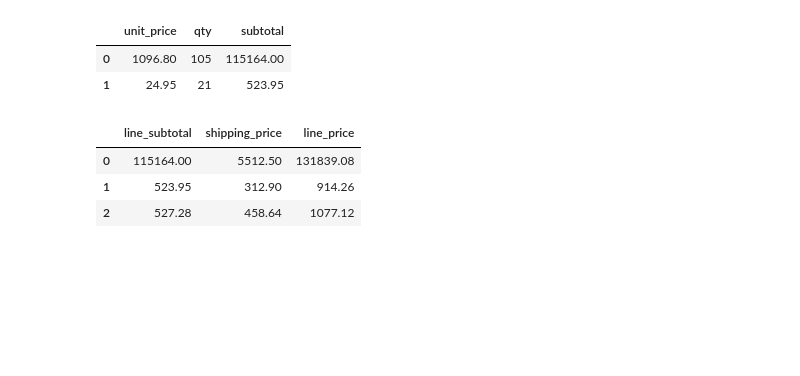
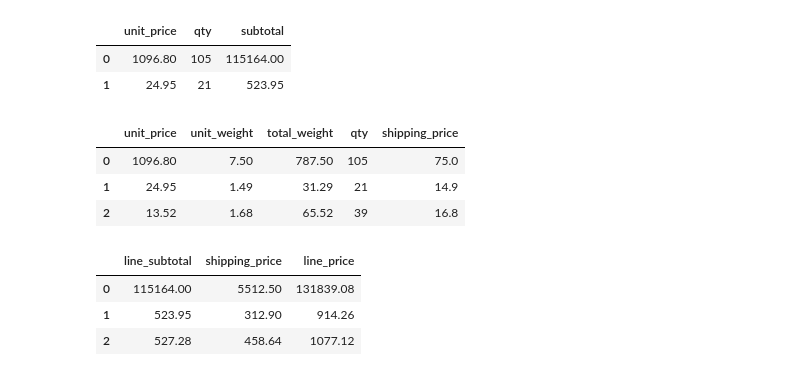
Before and after one commit to skiluvia/pandas-challenge-1, a Jupyter notebook: module_4_challenge.ipynb, the cells around one changed output. Cells and saved outputs as stored; diff of their text form; code cells hidden in the pictures; blank space fills up the shorter version.

```diff
--- a/module_4_challenge.ipynb
+++ b/module_4_challenge.ipynb
@@ -157,29 +157,29 @@ unit_price_qty_subtotal_df.head(2)
 # %%
 # Create a column for shipping price.
 # Assume a shipping price of $7 per pound
 # for orders over 50 pounds and $10 per
 # pound for items 50 pounds or under.
 
 def calc_shipping_price(weight):
     if weight > 50:
         return (weight * 7)
     else:
         return (weight * 10)
 
 # copy the dataframe to a new dataframe
 df_copy = df.copy()
 
 # calculate the shipping price for each row and add to a new column
 df_copy['shipping_price'] = df['unit_weight'].apply(calc_shipping_price)
-df_copy
 
-def calc_total_weight(x):
-    return x['unit_weight'] * x['qty']
-
-# df_copy[['total_weight']] = df_copy.apply(calc_total_weight,x=1)
-
-#df_copy
-# df_copy[['unit_price','unit_weight','qty','shipping_price']].head(3)
+# calculate the total weight for each row and add to a new column
+df_copy['total_weight'] = df['unit_weight'] * df_copy['qty']
+df_copy[['unit_price','unit_weight','total_weight','qty','shipping_price']].head(3)
+# %% [output]
+|  | unit_price | unit_weight | total_weight | qty | shipping_price |
+| 0 | 1096.80 | 7.50 | 787.50 | 105 | 75.0 |
+| 1 | 24.95 | 1.49 | 31.29 | 21 | 14.9 |
+| 2 | 13.52 | 1.68 | 65.52 | 39 | 16.8 |
 # %%
 # Create a column for the total price
 # using the subtotal and the shipping price
```
